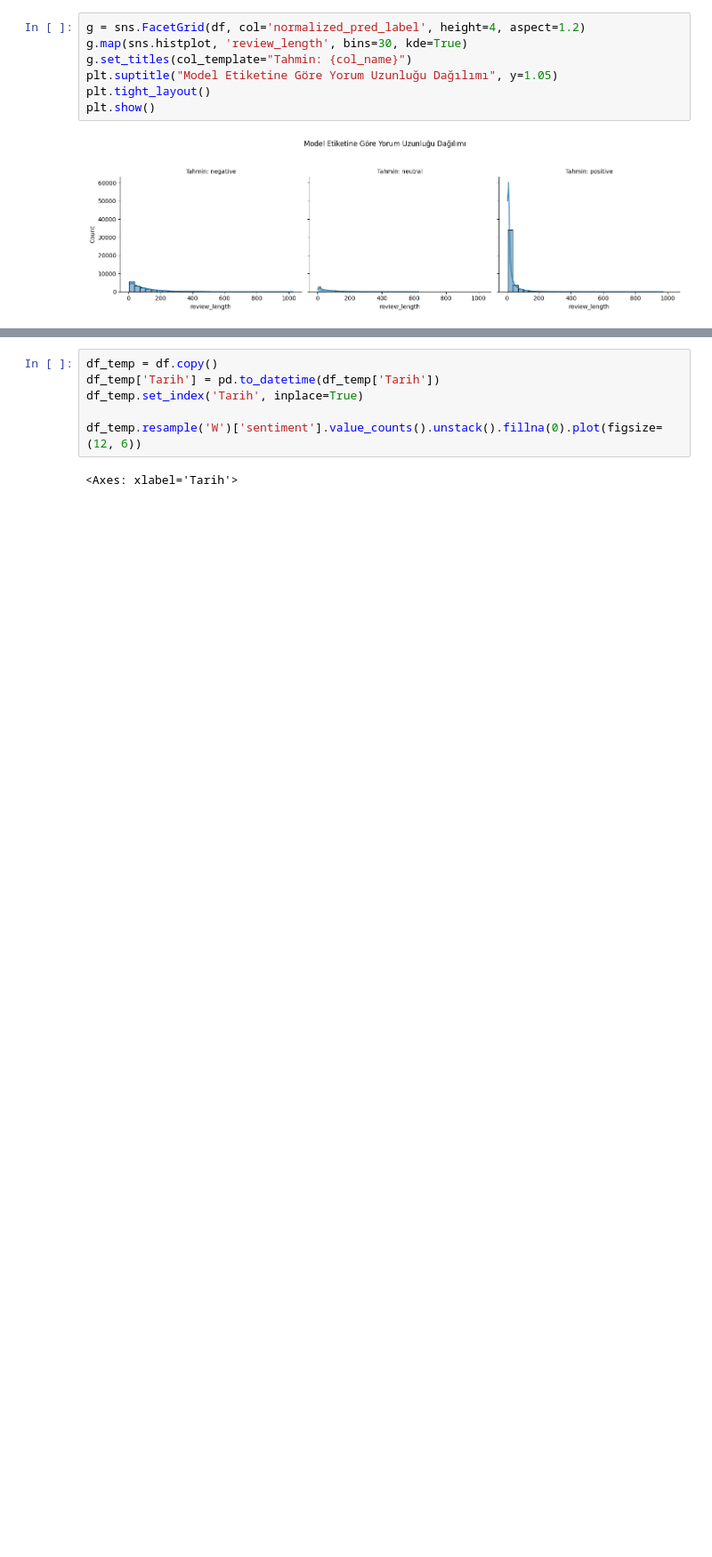
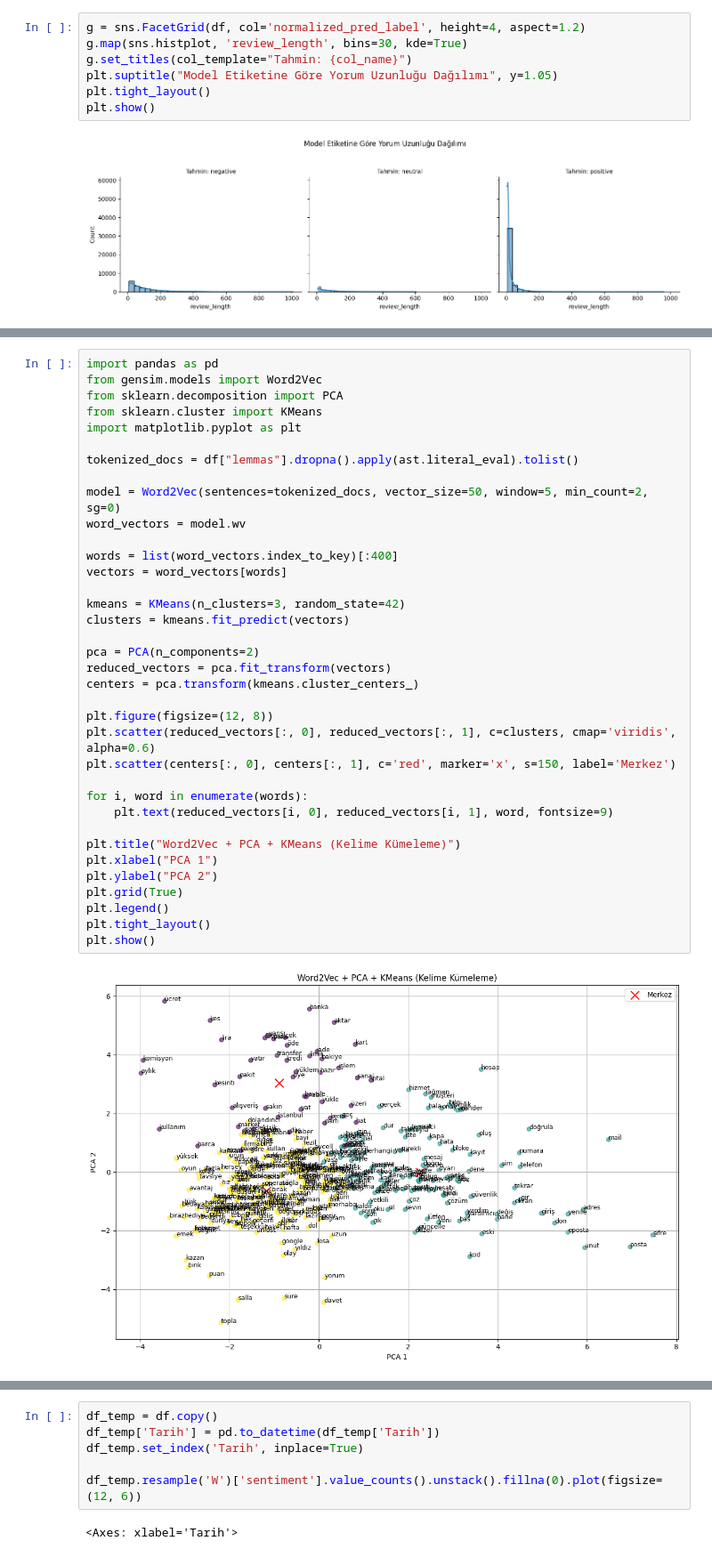
Before and after one commit to enisba/paycell-review-analysis, a Jupyter notebook: Notebooks/04_visualization.ipynb, the cells around one changed output, grey strips where cells are left out. Shown at 89% size. Saved outputs shown, nothing was run; the diff lists cells and outputs as text; blank space fills up the shorter version.

```diff
--- a/Notebooks/04_visualization.ipynb
+++ b/Notebooks/04_visualization.ipynb
@@ -126 +124,39 @@ df
+# %%
+import pandas as pd
+from gensim.models import Word2Vec
+from sklearn.decomposition import PCA
+from sklearn.cluster import KMeans
+import matplotlib.pyplot as plt
+
+tokenized_docs = df["lemmas"].dropna().apply(ast.literal_eval).tolist()
+
+model = Word2Vec(sentences=tokenized_docs, vector_size=50, window=5, min_count=2, sg=0)
+word_vectors = model.wv
+
+words = list(word_vectors.index_to_key)[:400]
+vectors = word_vectors[words]
+
+kmeans = KMeans(n_clusters=3, random_state=42)
+clusters = kmeans.fit_predict(vectors)
+
+pca = PCA(n_components=2)
+reduced_vectors = pca.fit_transform(vectors)
+centers = pca.transform(kmeans.cluster_centers_)
+
+plt.figure(figsize=(12, 8))
+plt.scatter(reduced_vectors[:, 0], reduced_vectors[:, 1], c=clusters, cmap='viridis', alpha=0.6)
+plt.scatter(centers[:, 0], centers[:, 1], c='red', marker='x', s=150, label='Merkez')
+
+for i, word in enumerate(words):
+    plt.text(reduced_vectors[i, 0], reduced_vectors[i, 1], word, fontsize=9)
+
+plt.title("Word2Vec + PCA + KMeans (Kelime Kümeleme)")
+plt.xlabel("PCA 1")
+plt.ylabel("PCA 2")
+plt.grid(True)
+plt.legend()
+plt.tight_layout()
+plt.show()
+# %% [output]
+[figure, added]
 # %%
```
Also changed, not shown: parts of 13 cells of this notebook.
